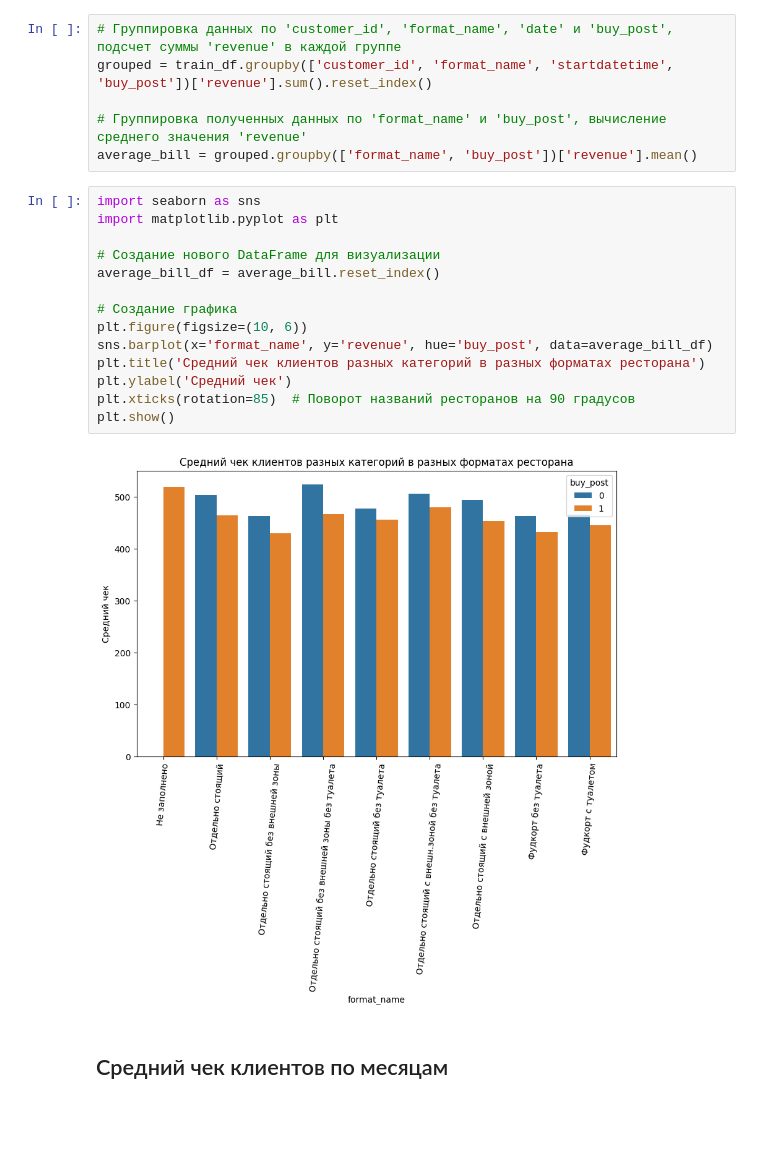
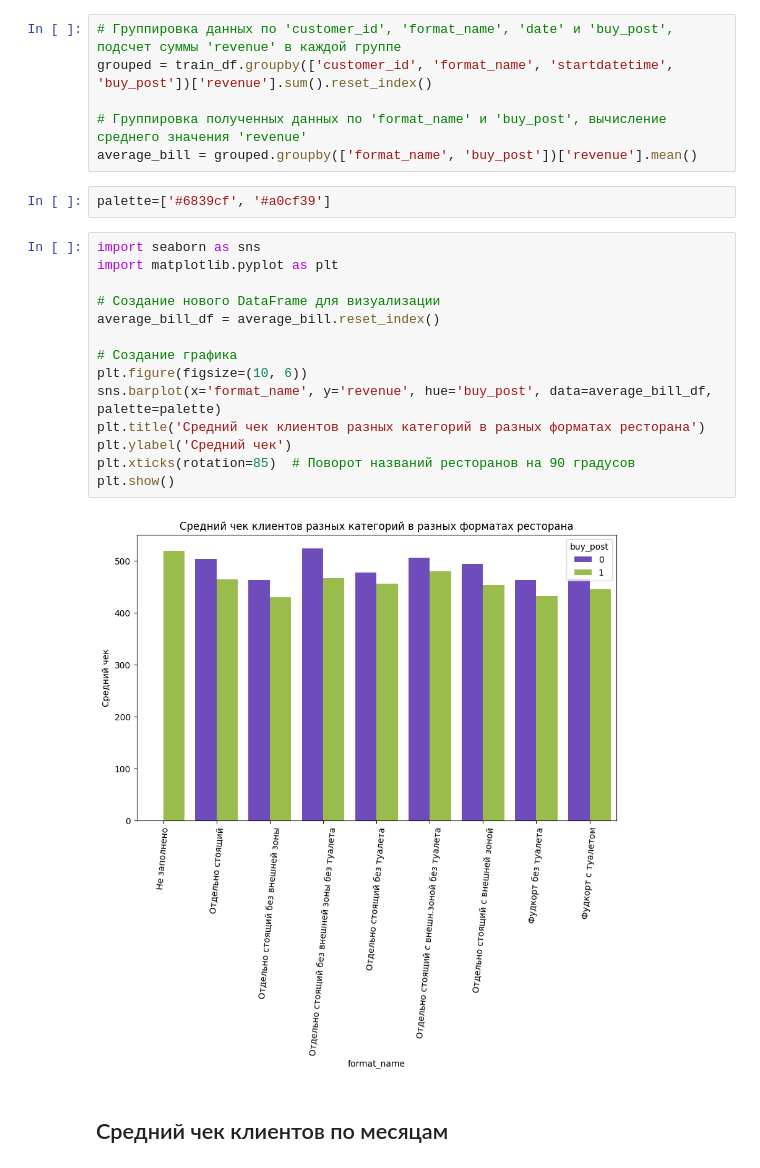
Before and after one commit to timur-nagimov/international_cp-burger_king-, a Jupyter notebook: EDA/EDA.ipynb, the cells around one changed output. Drawn from its saved outputs; the diff is of its cells as text; blank space fills up the shorter version.

```diff
--- a/EDA/EDA.ipynb
+++ b/EDA/EDA.ipynb
@@ -150,22 +150,24 @@ grouped = train_df.groupby(['customer_id', 'format_name', 'startdatetime', 'buy_
 
 # Группировка полученных данных по 'format_name' и 'buy_post', вычисление среднего значения 'revenue'
 average_bill = grouped.groupby(['format_name', 'buy_post'])['revenue'].mean()
+# %%
+palette=['#6839cf', '#a0cf39']
 # %%
 import seaborn as sns
 import matplotlib.pyplot as plt
 
 # Создание нового DataFrame для визуализации
 average_bill_df = average_bill.reset_index()
 
 # Создание графика
 plt.figure(figsize=(10, 6))
-sns.barplot(x='format_name', y='revenue', hue='buy_post', data=average_bill_df)
+sns.barplot(x='format_name', y='revenue', hue='buy_post', data=average_bill_df, palette=palette)
 plt.title('Средний чек клиентов разных категорий в разных форматах ресторана')
 plt.ylabel('Средний чек')
 plt.xticks(rotation=85)  # Поворот названий ресторанов на 90 градусов
 plt.show()
 # %% [output]
-[figure, old version]
+[figure, new version]
 # %% [markdown]
 ## Средний чек клиентов по месяцам
 # %%
```
Also changed, not shown: parts of 14 cells of this notebook.
